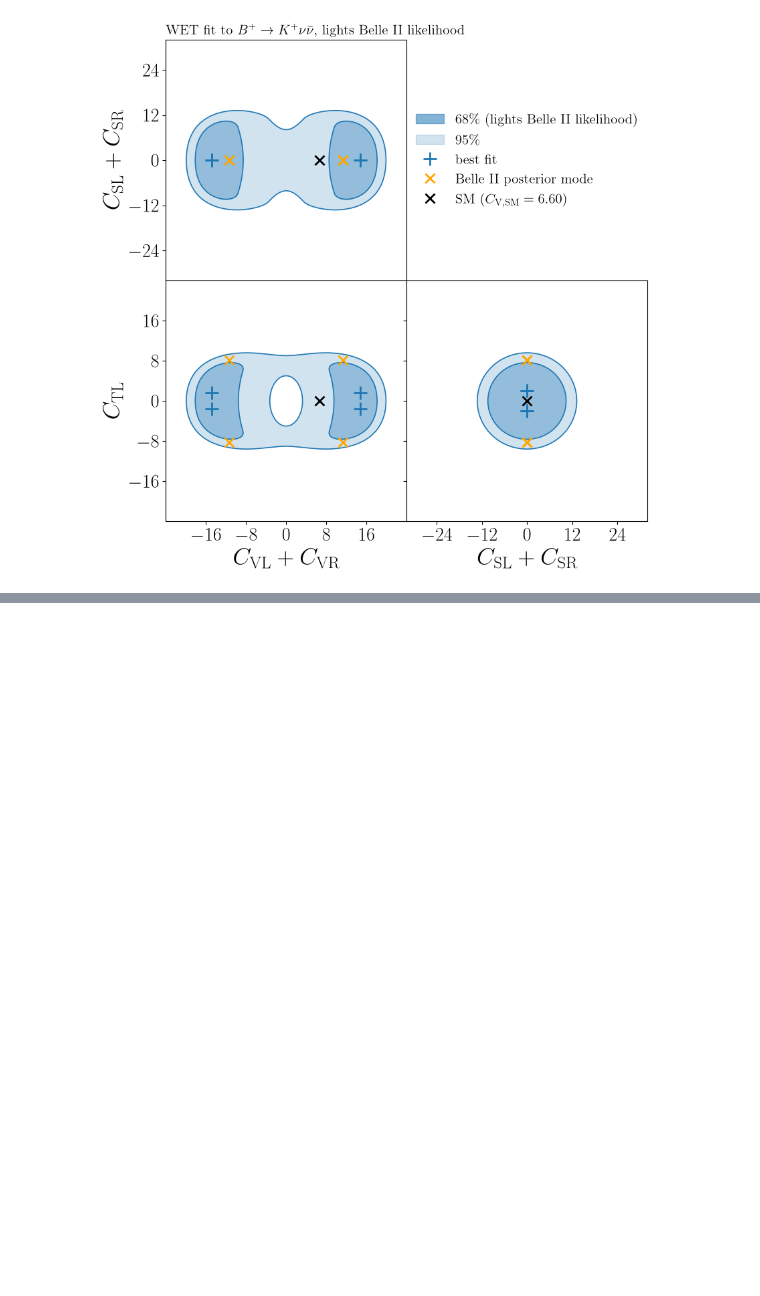
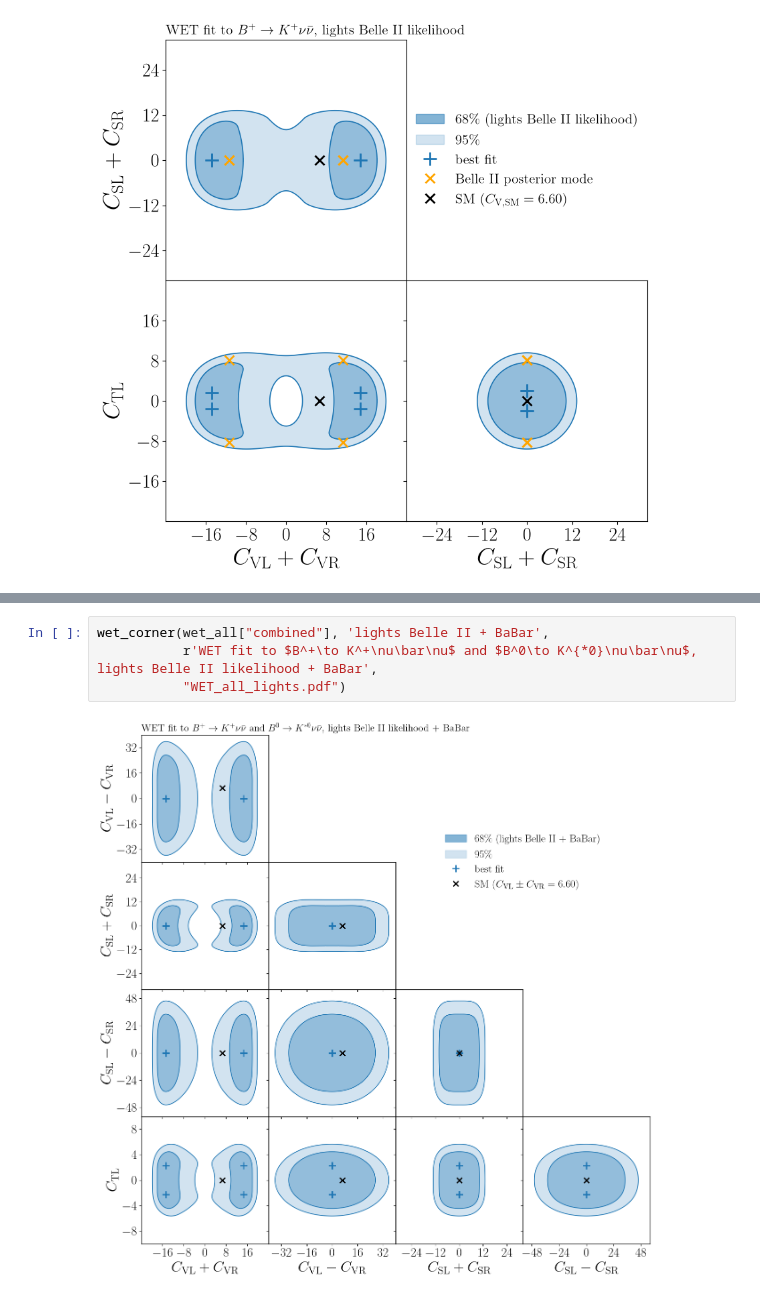
Before and after one commit to PatrickBolton/bk-invisible-fits, a Jupyter notebook: notebooks/04_NP_coupling.ipynb, the cells around one changed output, grey strips where cells are left out. Saved outputs shown, nothing was run; the diff lists cells and outputs as text; blank space fills up the shorter version.

```diff
--- a/notebooks/04_NP_coupling.ipynb
+++ b/notebooks/04_NP_coupling.ipynb
@@ -443,0 +515,6 @@ wet_figure(wet_lights, wet_lights_full, 'lights Belle II likelihood',
+# %%
+wet_corner(wet_all["combined"], 'lights Belle II + BaBar',
+           r'WET fit to $B^+\to K^+\nu\bar\nu$ and $B^0\to K^{*0}\nu\bar\nu$, lights Belle II likelihood + BaBar',
+           "WET_all_lights.pdf")
+# %% [output]
+[figure, added]
```
Also changed, not shown: parts of 6 cells of this notebook, 7 other files.
